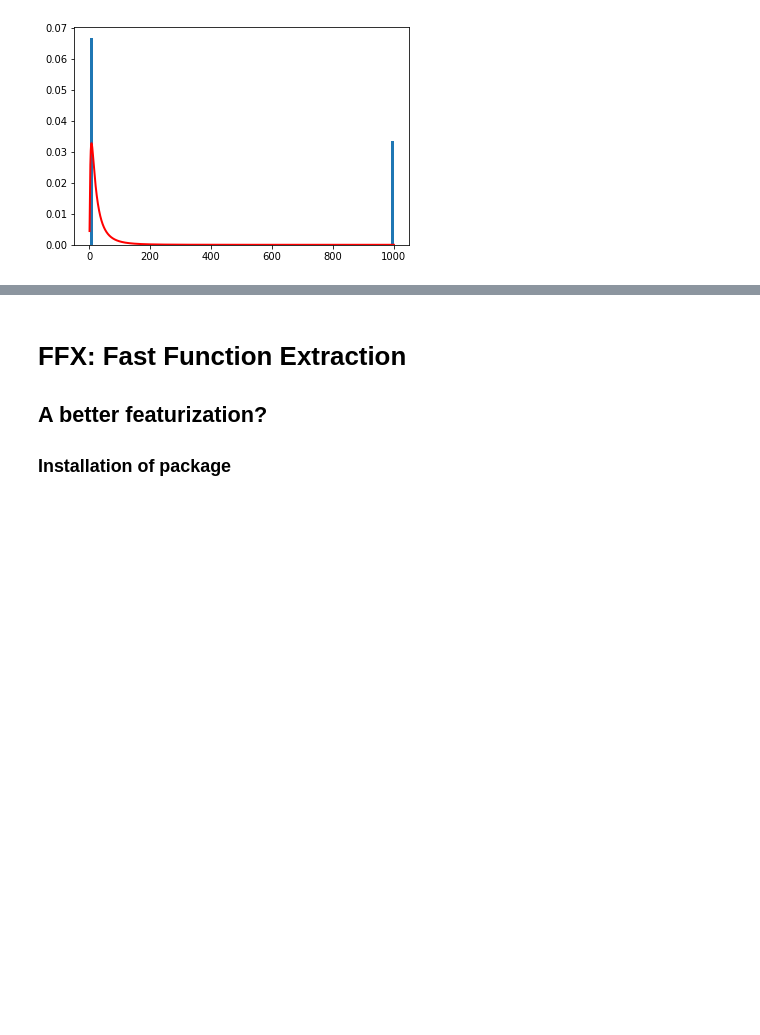
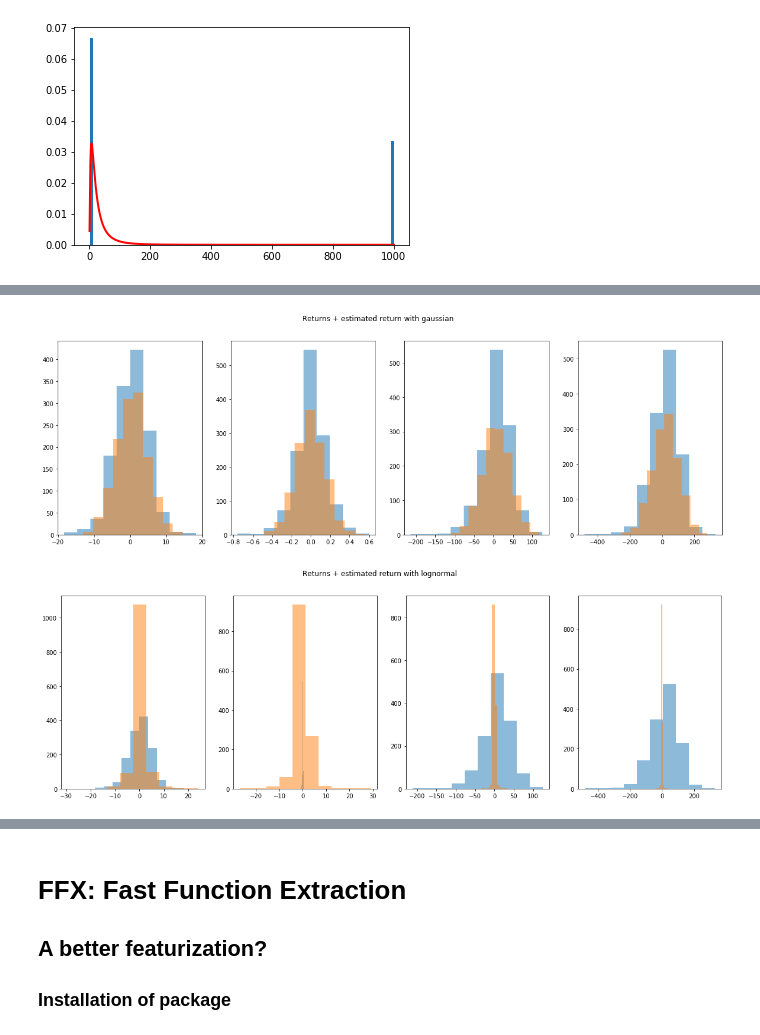
Before and after one commit to Gadiben/AML2018, a Jupyter notebook: Notebooks/MC.ipynb, the cells around one changed output, grey strips where cells are left out. Drawn from its saved outputs; the diff is of its cells as text; code cells hidden in the pictures; blank space fills up the shorter version.

```diff
--- a/Notebooks/MC.ipynb
+++ b/Notebooks/MC.ipynb
@@ -1483,2 +1479,0 @@ ValueError: shape mismatch: objects cannot be broadcast to a single shape
-# %%
-def generate_sample()
@@ -1484,0 +1498,14 @@ def generate_sample()
+# %%
+def generate_sample(factorsVal,factorsReturns, factorMeans,factorCov,numSample=1,normal=True,logNormal=False,factorValMeans=None,factorValCov=None,uniform=False,traingular=False,exponential=False):
+    if logNormal:
+        # Generate two sets of values with a normal distributions
+        normSample1 = np.random.multivariate_normal(np.array([0,0,0,0]),correlationVal,numSample)
+        normSample2 = np.random.multivariate_normal(np.array([0,0,0,0]), correlationVal,numSample)
+
+        # The exp gives a sample with lognormal distribution
+        logNormSample1 = np.exp(normSample1)
+        logNormSample2 = np.exp(normSample2)
+        #The difference of those two factor values gives a possible return
+        return(logNormSample2-logNormSample1)
+    if normal:
+        return np.random.multivariate_normal(factorMeans, factorCov,numSample)
@@ -1484,0 +1519,24 @@ def generate_sample()
+# %%
+factorSamples = generate_sample(factorsVal,factorsReturns, factorMeans,factorCov,numSample=1300,logNormal=False,factorValMeans=factorValMeans,factorValCov=factorValCov).T
+
+plt.figure(figsize=(20,6))
+plt.suptitle("Returns + estimated return with gaussian ")
+for factorIndex,factorSample in enumerate(factorSamples):
+    plt.subplot(1,4,factorIndex+1)
+    plt.hist(factorsReturns[factorIndex],alpha=0.5)
+    plt.hist(factorSample,alpha=0.5)
+plt.show()
+
+
+factorSamples = generate_sample(factorsVal,factorsReturns, factorMeans,factorCov,numSample=1300,logNormal=True,factorValMeans=factorValMeans,factorValCov=factorValCov).T
+
+plt.figure(figsize=(20,6))
+plt.suptitle("Returns + estimated return with lognormal ")
+for factorIndex,factorSample in enumerate(factorSamples):
+    plt.subplot(1,4,factorIndex+1)
+    plt.hist(factorsReturns[factorIndex],alpha=0.5)
+    plt.hist(factorSample,alpha=0.5)
+plt.show()
+# %% [output]
+[figure, added]
+[figure, added]
```
Also changed, not shown: parts of 7 cells of this notebook.
